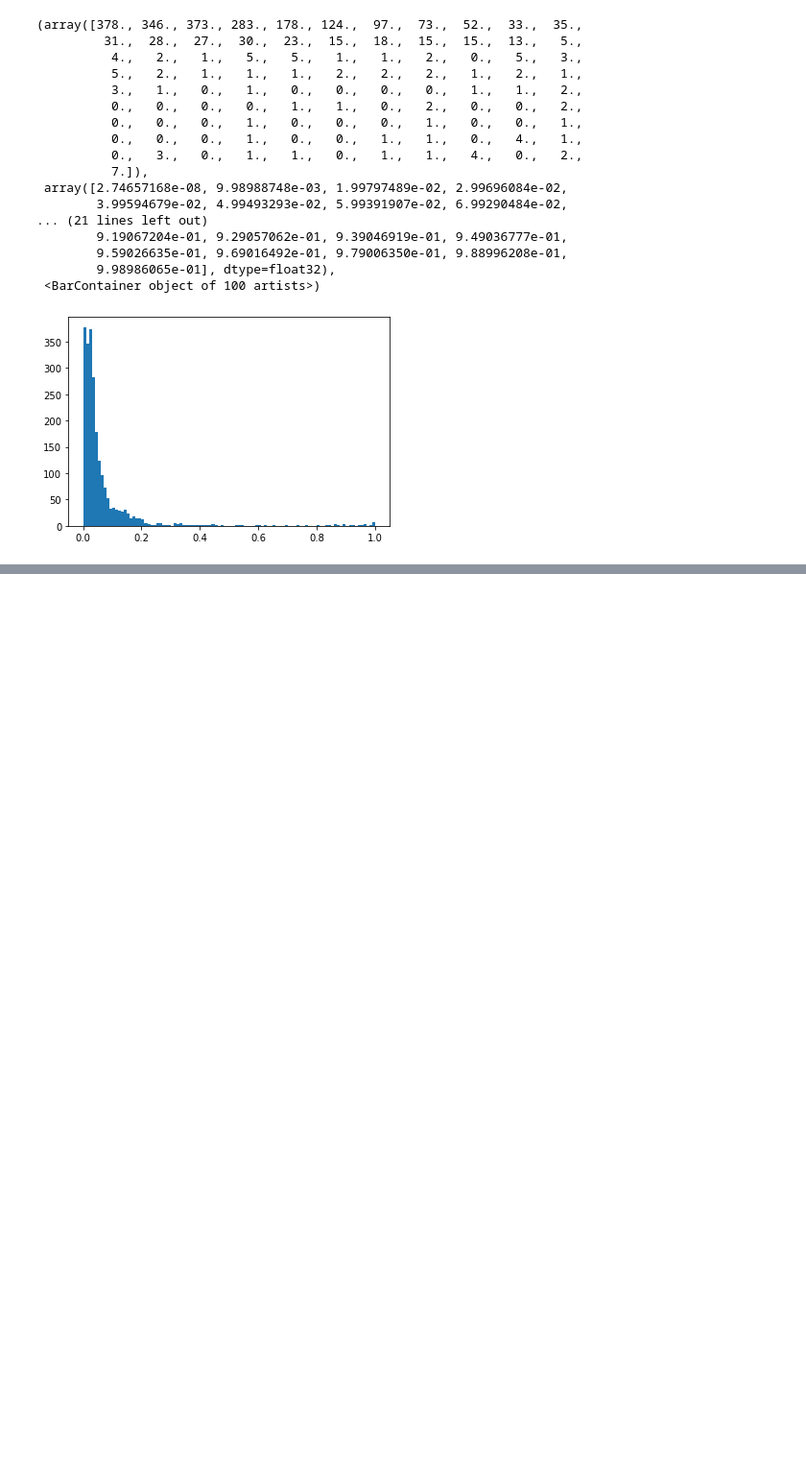
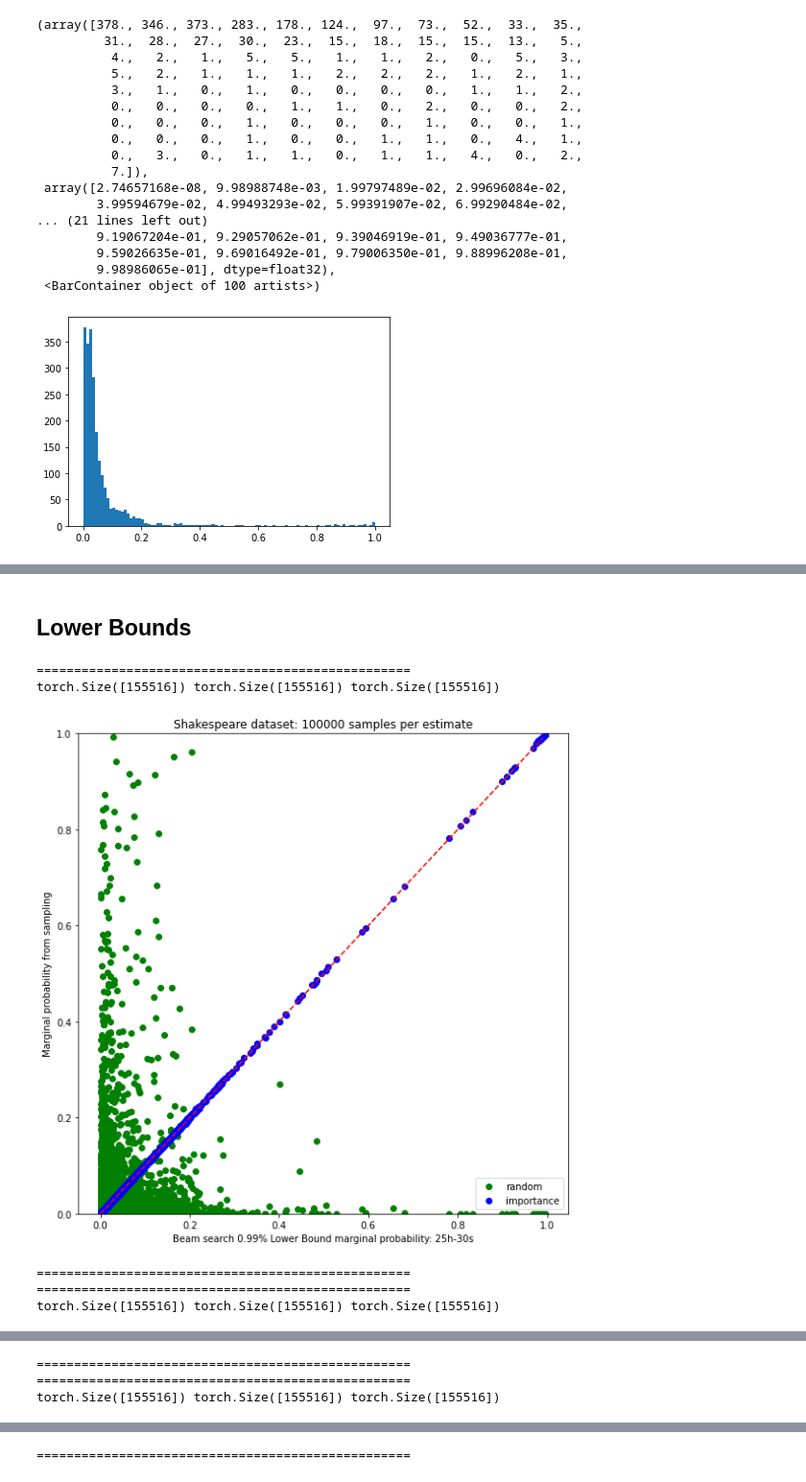
Before and after one commit to vshah99/prob_seq_queries_nnproject, a Jupyter notebook: notebooks/Beam_search_v_sampling.ipynb, the cells around one changed output, grey strips where cells are left out. Shown at 96% size. Drawn from its saved outputs; the diff is of its cells as text; code cells hidden in the pictures; blank space fills up the shorter version.

```diff
--- a/notebooks/Beam_search_v_sampling.ipynb
+++ b/notebooks/Beam_search_v_sampling.ipynb
@@ -133,13 +133,16 @@ plt.hist(data,bins=100)
 impsamp = data.mean(axis=1)
 # %%
 def gt_v_samp_plot(gt_data_path, samp_data_path_imp, samp_data_path_rand,pvals,
-                   sample_sizes, shuffle = False,):
+                   sample_sizes, shuffle = False,gt_type="Ground truth",
+                   gt_dict_key=None,sample_dict_key=None):
     assert len(sample_sizes)%2 == 0,"Must have even # samples"
-    title = "Importance Sampling: {} samples"
+    title = "Number of sample: {}"
     fig, axs = plt.subplots(len(sample_sizes)//2,2, figsize = (len(sample_sizes)*3,12))
     gt_data = read_pkl(gt_data_path)
     samp_data_imp = read_pkl(samp_data_path_imp)
     samp_data_rand = read_pkl(samp_data_path_rand)
+
+    print(gt_data.shape, samp_data_imp.shape, samp_data_rand.shape)
 
     for i in range(len(sample_sizes)):
         # data = read_pkl(paths[i])
@@ -151,8 +154,8 @@ def gt_v_samp_plot(gt_data_path, samp_data_path_imp, samp_data_path_rand,pvals,
         axs[i//2][i%2].legend()
         axs[i//2][i%2].set_ylim((0,1))
 
-    fig.supxlabel(f"Ground truth marginal probability: {pvals[0]}h-{pvals[1]}s")
-    fig.supylabel("Marginal probability from importance sampling")
+    fig.supxlabel(f"{gt_type} marginal probability: {pvals[0]}h-{pvals[1]}s")
+    fig.supylabel("Marginal probability from sampling")
     plt.tight_layout()
     return axs
 # %%
@@ -186,0 +217,30 @@ for pvals in path_vals:
+# %% [markdown]
+## Lower Bounds
+# %%
+samples = [100,1000,10000,100000]
+path_templates =["data/beam_search/shakespeare/val-dl_beam-search_{}h_{}s_{}c_exc-dynamic.pkl",
+         "data/importance_sampling/shakespeare/val-dl_importance-sampling_{}h_{}s_exc-dynamic.pkl",
+        "data/random_sampling/shakespeare/val-dl_random-sampling_{}h_{}s_exc-dynamic.pkl"]
+path_vals = [[25,30,0.99],[24,30,0.99],[23,30,0.95]]
+
+for pvals in path_vals:
+    gt_path = path_templates[0].format(*pvals)
+    samp_path_imp = path_templates[1].format(*pvals[:2])
+    samp_path_rand = path_templates[2].format(*pvals[:2])
+    print("====="*10)
+    # try:
+    new_gt_v_samp_plot(gt_path, samp_path_imp, samp_path_rand,pvals,
+                   sample_sizes=samples,gt_type=f"Beam search {pvals[2]}% Lower Bound",
+                  gt_dict_key="dist_lower_bound",sample_dict_key='sample_estimates')
+    plt.show()
+    print("====="*10)
+    # except Exception as e:
+    #     print(e)
+    #     print(f"failed for pvals {pvals}")
+# %% [output]
+==================================================
+torch.Size([155516]) torch.Size([155516]) torch.Size([155516])
+[figure, added]
+==================================================
+==================================================
+torch.Size([155516]) torch.Size([155516]) torch.Size([155516])
@@ -186,0 +248,3 @@ for pvals in path_vals:
+==================================================
+==================================================
+torch.Size([155516]) torch.Size([155516]) torch.Size([155516])
@@ -186,0 +252 @@ for pvals in path_vals:
+==================================================
```
Also changed, not shown: parts of 3 cells of this notebook, 22 other files.
